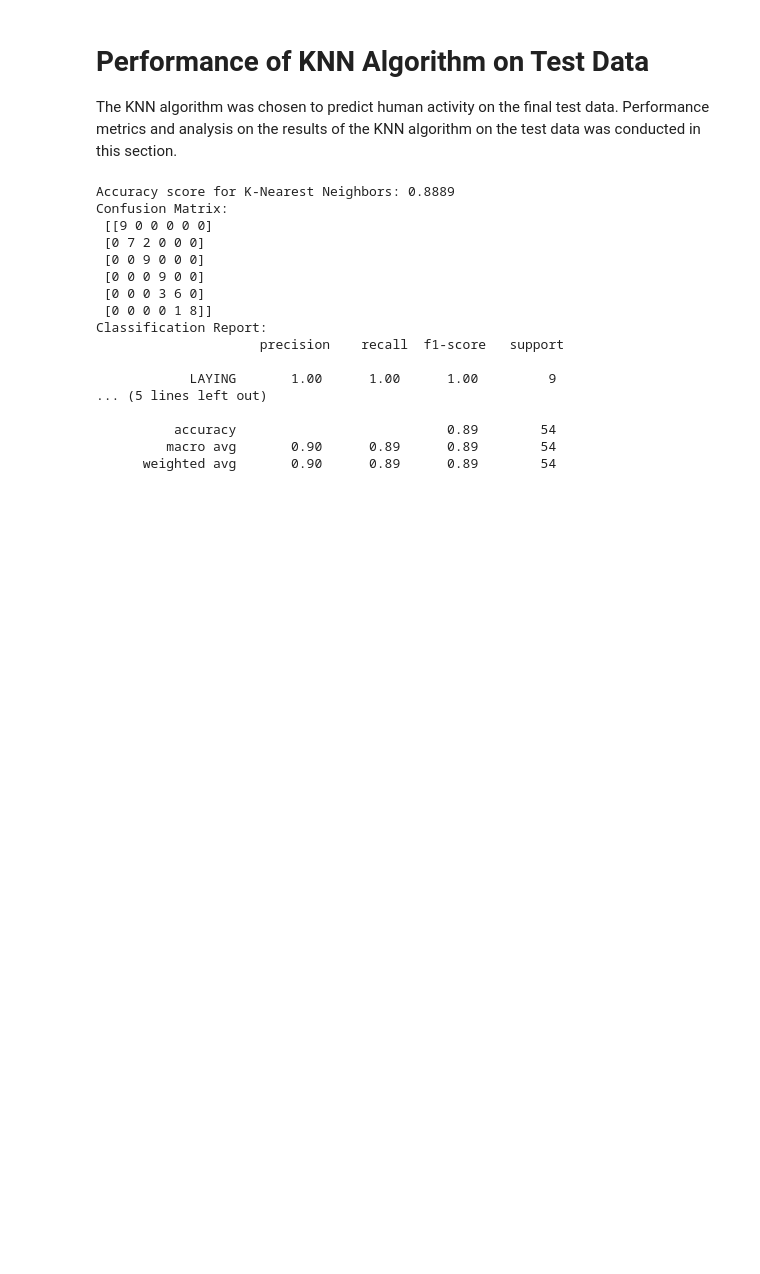
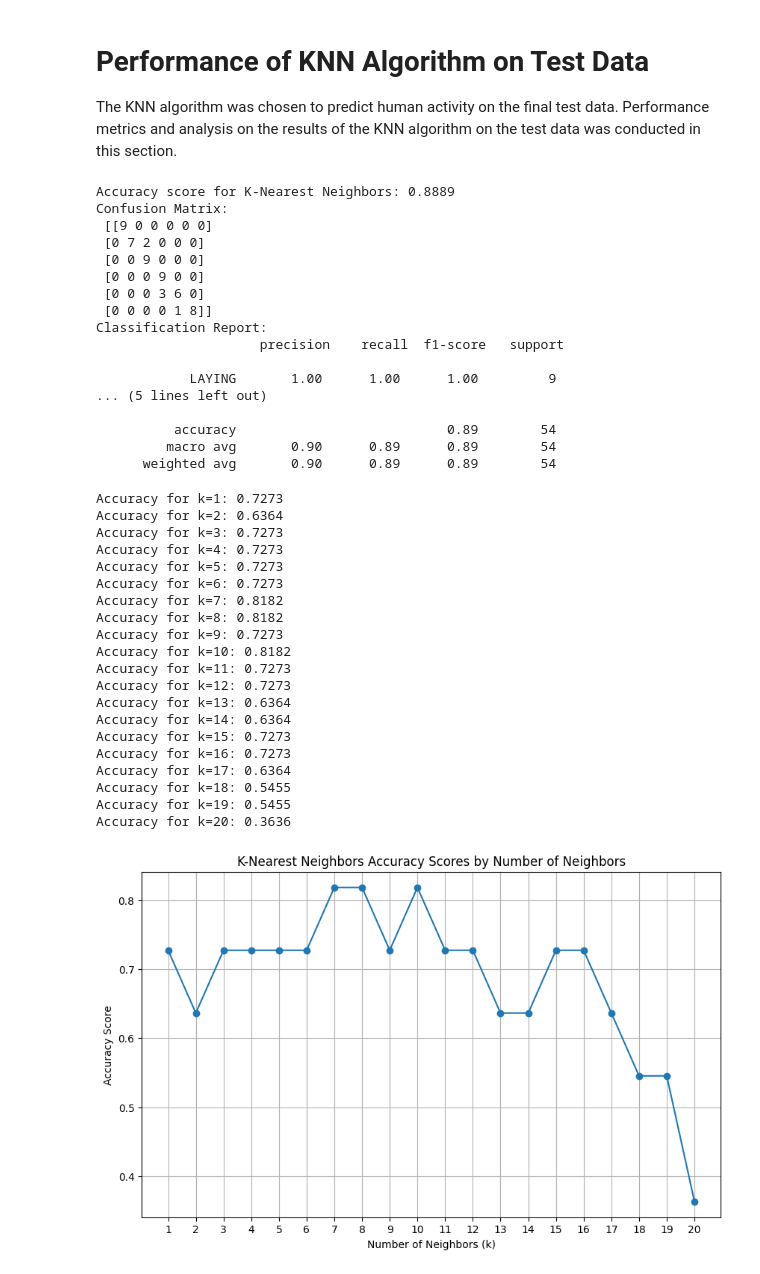
Before and after one commit to akatz6/intro_to_ai_project, a Jupyter notebook: HAR_Classification.ipynb, the cells around one changed output. Saved outputs shown, nothing was run; the diff lists cells and outputs as text; code cells hidden in the pictures; blank space fills up the shorter version.

```diff
--- a/HAR_Classification.ipynb
+++ b/HAR_Classification.ipynb
@@ -800,3 +784,58 @@ Classification Report:
           accuracy                           0.89        54
          macro avg       0.90      0.89      0.89        54
       weighted avg       0.90      0.89      0.89        54
+# %%
+# Extract the specified features from dfmean
+x_knn = dfmean[knn_features]
+
+# Prepare your data by splitting and scaling
+X_train, X_test, y_train, y_test = train_test_split(x_knn, y, test_size=0.2, random_state=42)
+scaler = StandardScaler()
+X_train_scaled = scaler.fit_transform(X_train)
+X_test_scaled = scaler.transform(X_test)
+
+# Initialize lists to store accuracy scores for different values of k
+k_values = range(1, 21)  # Testing k from 1 to 20
+accuracy_scores = []
+
+# Loop through different values of k
+for k in k_values:
+    knn = KNeighborsClassifier(n_neighbors=k)
+    knn.fit(X_train_scaled, y_train)  # Train the model
+    predictions = knn.predict(X_test_scaled)  # Predict on test data
+    score = accuracy_score(y_test, predictions)  # Calculate accuracy
+    accuracy_scores.append(score)  # Store the accuracy score
+
+    print(f'Accuracy for k={k}: {score:.4f}')  # Optional: Print accuracy for each k
+
+# Plot accuracy scores against different values of k
+plt.figure(figsize=(10, 6))
+plt.plot(k_values, accuracy_scores, marker='o')
+plt.title('K-Nearest Neighbors Accuracy Scores by Number of Neighbors')
+plt.xlabel('Number of Neighbors (k)')
+plt.ylabel('Accuracy Score')
+plt.xticks(k_values)
+plt.grid(True)
+plt.show()
+# %% [output]
+Accuracy for k=1: 0.7273
+Accuracy for k=2: 0.6364
+Accuracy for k=3: 0.7273
+Accuracy for k=4: 0.7273
+Accuracy for k=5: 0.7273
+Accuracy for k=6: 0.7273
+Accuracy for k=7: 0.8182
+Accuracy for k=8: 0.8182
+Accuracy for k=9: 0.7273
+Accuracy for k=10: 0.8182
+Accuracy for k=11: 0.7273
+Accuracy for k=12: 0.7273
+Accuracy for k=13: 0.6364
+Accuracy for k=14: 0.6364
+Accuracy for k=15: 0.7273
+Accuracy for k=16: 0.7273
+Accuracy for k=17: 0.6364
+Accuracy for k=18: 0.5455
+Accuracy for k=19: 0.5455
+Accuracy for k=20: 0.3636
+[figure, added]
```
Also changed, not shown: parts of 22 cells of this notebook.
